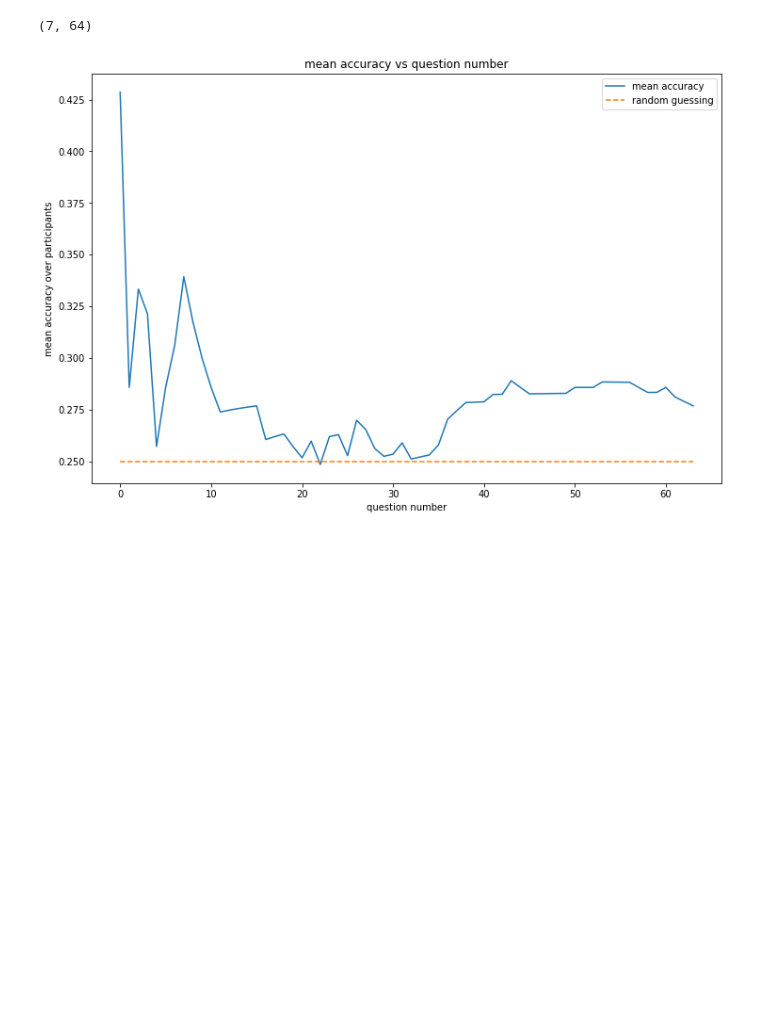
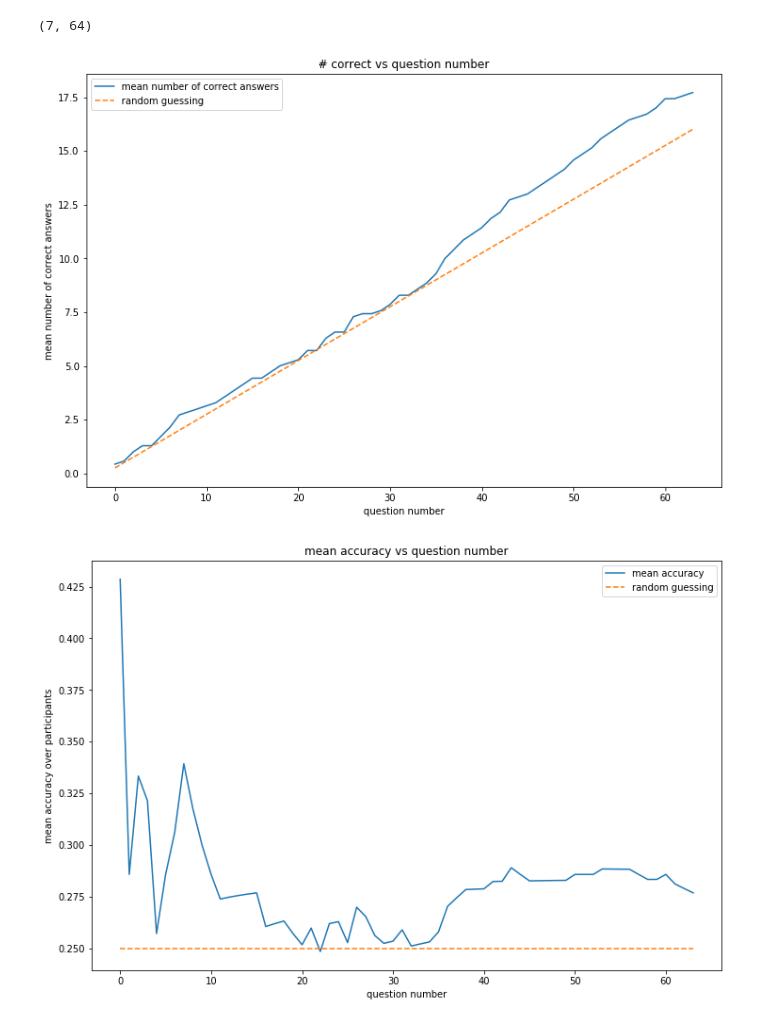
Before and after one commit to malyvsen/inverse-ai, a Jupyter notebook: results/analysis.ipynb, the cells around one changed output. Saved outputs shown, nothing was run; the diff lists cells and outputs as text; code cells hidden in the pictures; blank space fills up the shorter version.

Commit message:
plot cumulative correct answers

```diff
--- a/results/analysis.ipynb
+++ b/results/analysis.ipynb
@@ -26,6 +26,16 @@ correct_count.shape
 (7, 64)
 # %%
 baseline = 0.25
+# %%
+plt.title('# correct vs question number')
+plt.xlabel('question number')
+plt.ylabel('mean number of correct answers')
+plt.plot(correct_count.mean(0), label='mean number of correct answers')
+plt.plot(np.arange(1, correctness.shape[1] + 1) * baseline, '--', label='random guessing')
+plt.legend()
+plt.show()
+# %% [output]
+[figure, added]
 # %%
 accuracy = correct_count / np.arange(1, correctness.shape[1] + 1)
 plt.title('mean accuracy vs question number')
```
